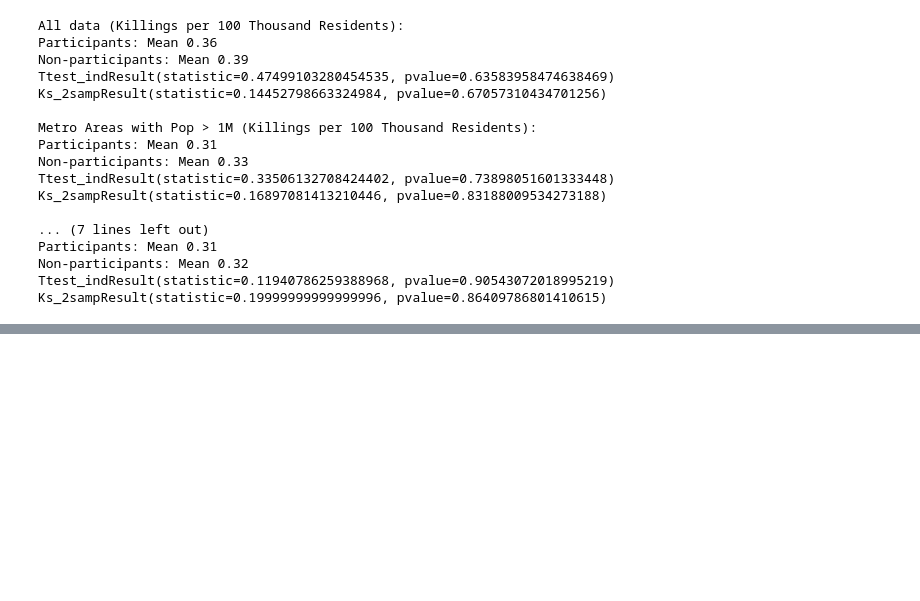
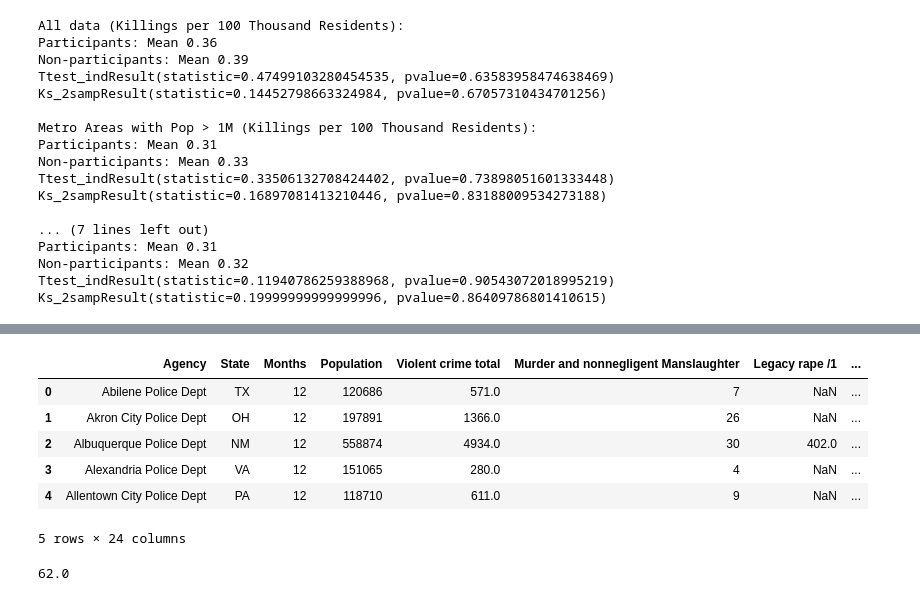
Before and after one commit to jvani/SocialImpactProject, a Jupyter notebook: PoliceDataInitiative.ipynb, the cells around one changed output, grey strips where cells are left out. Cells and saved outputs as stored; diff of their text form; code cells hidden in the pictures; blank space fills up the shorter version.

```diff
--- a/PoliceDataInitiative.ipynb
+++ b/PoliceDataInitiative.ipynb
@@ -148,3 +148,7 @@ Participants: Mean 0.31
 Non-participants: Mean 0.32
 Ttest_indResult(statistic=0.11940786259388968, pvalue=0.90543072018995219)
 Ks_2sampResult(statistic=0.19999999999999996, pvalue=0.86409786801410615)
+# %%
+# this is agency-level crime data for jurisdictions of 100K and up
+# all data from 2014
+metro_crime = pd.read_csv('Data/metro2014crime_100Kandup.csv')
@@ -150,0 +168,10 @@ Ks_2sampResult(statistic=0.19999999999999996, pvalue=0.86409786801410615)
+# %%
+metro_crime.head()
+# %% [output]
+|  | Agency | State | Months | Population | Violent crime total | Murder and nonnegligent Manslaughter | Legacy rape /1 | ... |
+| 0 | Abilene Police Dept | TX | 12 | 120686 | 571.0 | 7 | NaN | ... |
+| 1 | Akron City Police Dept | OH | 12 | 197891 | 1366.0 | 26 | NaN | ... |
+| 2 | Albuquerque Police Dept | NM | 12 | 558874 | 4934.0 | 30 | 402.0 | ... |
+| 3 | Alexandria Police Dept | VA | 12 | 151065 | 280.0 | 4 | NaN | ... |
+| 4 | Allentown City Police Dept | PA | 12 | 118710 | 611.0 | 9 | NaN | ... |
+5 rows × 24 columns
@@ -150,0 +186,4 @@ Ks_2sampResult(statistic=0.19999999999999996, pvalue=0.86409786801410615)
+# %%
+metro_crime.is_PDI.sum()
+# %% [output]
+62.0
```
Also changed, not shown: parts of 8 cells of this notebook.
